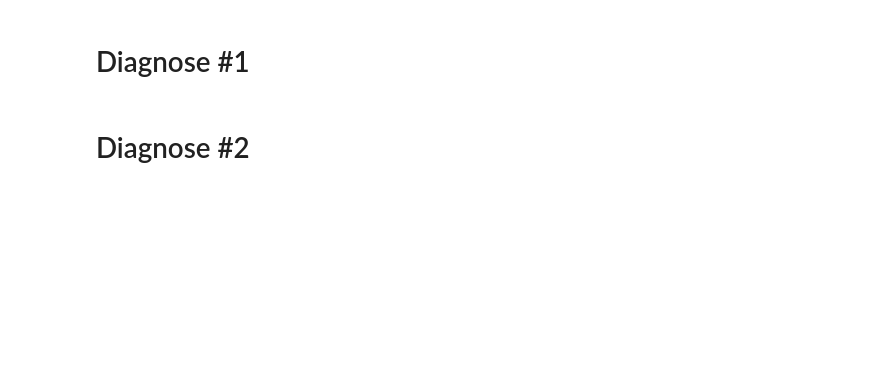
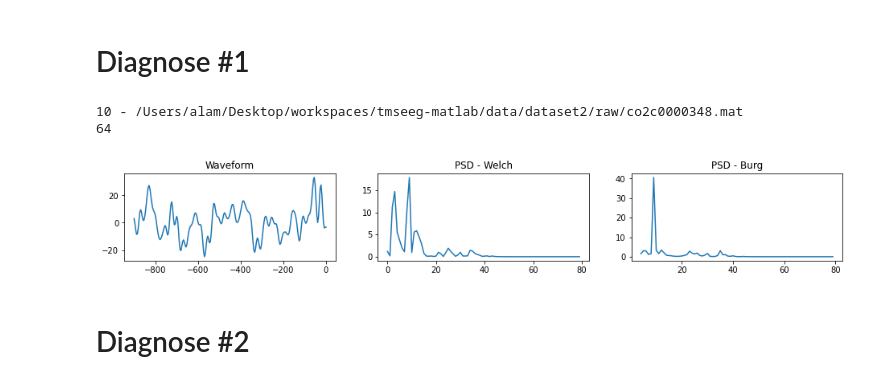
Before and after one commit to alamkanak/EEG-Correlation, a Jupyter notebook: 157-d2.ipynb, the cells around one changed output. Drawn from its saved outputs; the diff is of its cells as text; code cells hidden in the pictures; blank space fills up the shorter version.

```diff
--- a/157-d2.ipynb
+++ b/157-d2.ipynb
@@ -181,48 +154,54 @@ print('{}, {}, {}, {}'.format(len(raw_files), len(raw_hjorth_files), len(clean_f
 # %% [markdown]
 # Diagnose #1
 # %%
-# ind = 100
-# trial_num = 20
-# print("{} - {}".format(ind, raw_files[ind]))
+ind = 10
+trial_num = 20
+print("{} - {}".format(ind, raw_files[ind]))
 
-# trials = read_trials_from_raw(raw_files[ind], -900, 0, ['AF1', 'AF2', 'AF7', 'AF8', 'AFZ', 'C1', 'C2', 'C3', 'C4', 'C5', 'C6', 'CP1', 'CP2', 'CP3', 'CP4', 'CP5', 'CP6', 'CPZ', 'CZ', 'F1', 'F2', 'F3', 'F4', 'F5', 'F6', 'F7', 'F8', 'FC1', 'FC2', 'FC3', 'FC4', 'FC5', 'FC6', 'FCZ', 'FP1', 'FP2', 'FPZ', 'FT7', 'FT8', 'FZ', 'O1', 'O2', 'OZ', 'P1', 'P2', 'P3', 'P4', 'P5', 'P6', 'P7', 'P8', 'PO1', 'PO2', 'PO7', 'PO8', 'POZ', 'PZ', 'T7', 'T8', 'TP7', 'TP8', 'X', 'Y', 'nd'])
-# # trials = read_trials_from_raw(clean_files[ind], -900, 0, ['AF1', 'AF2', 'AF7', 'AF8', 'AFZ', 'C1', 'C2', 'C3', 'C4', 'C5', 'C6', 'CP1', 'CP2', 'CP3', 'CP4', 'CP5', 'CP6', 'CPZ', 'CZ', 'F1', 'F2', 'F3', 'F4', 'F5', 'F6', 'F7', 'F8', 'FC1', 'FC2', 'FC3', 'FC4', 'FC5', 'FC6', 'FCZ', 'FP1', 'FP2', 'FPZ', 'FT7', 'FT8', 'FZ', 'O1', 'O2', 'OZ', 'P1', 'P2', 'P3', 'P4', 'P5', 'P6', 'P7', 'P8', 'PO1', 'PO2', 'PO7', 'PO8', 'POZ', 'PZ', 'T7', 'T8', 'TP7', 'TP8', 'X', 'Y', 'nd'])
-# df_trial = trials[trial_num]
+trials = read_trials_from_raw(raw_files[ind], -900, 0, [
+    'FP1', 'F3', 'F7', 'FT7', 'FC3', 'C3', 'T7', 'TP7', 'CP3', 'P3', 'P7', 'O1', 'OZ', 'PZ', 'CPZ', 'FP2', 'FZ', 'F4', 'F8', 'FT8', 'FC4', 'FCZ', 'CZ', 'C4', 'T8', 'TP8', 'CP4', 'P4', 'P8', 'O2'
+])
+# trials = read_trials_from_raw(clean_files[ind], -900, 0, ['AF1', 'AF2', 'AF7', 'AF8', 'AFZ', 'C1', 'C2', 'C3', 'C4', 'C5', 'C6', 'CP1', 'CP2', 'CP3', 'CP4', 'CP5', 'CP6', 'CPZ', 'CZ', 'F1', 'F2', 'F3', 'F4', 'F5', 'F6', 'F7', 'F8', 'FC1', 'FC2', 'FC3', 'FC4', 'FC5', 'FC6', 'FCZ', 'FP1', 'FP2', 'FPZ', 'FT7', 'FT8', 'FZ', 'O1', 'O2', 'OZ', 'P1', 'P2', 'P3', 'P4', 'P5', 'P6', 'P7', 'P8', 'PO1', 'PO2', 'PO7', 'PO8', 'POZ', 'PZ', 'T7', 'T8', 'TP7', 'TP8', 'X', 'Y', 'nd'])
+df_trial = trials[trial_num]
 
-# channel = df_trial['C3']
-# time = df_trial['time']
+channel = df_trial['C3']
+time = df_trial['time']
 
-# fs = 256
-# band = [8, 12]
-# blackmann_harris_ntaps = 51
-# line_noise_band = [48, 52]
-# time_start = -150
+fs = 256
+band = [8, 12]
+blackmann_harris_ntaps = 51
+line_noise_band = [48, 52]
+time_start = -150
 
 
-# i = 0
-# f, axs = plt.subplots(1,3,figsize=(16,2))
-# axs[i].plot(time, channel)
-# axs[i].set_title('Waveform')
-# i = i + 1
+i = 0
+f, axs = plt.subplots(1,3,figsize=(16,2))
+axs[i].plot(time, channel)
+axs[i].set_title('Waveform')
+i = i + 1
 
-# freq, power = signal.welch(channel, fs, nperseg=4*fs, nfft=fs)
-# df_power = pd.DataFrame({'freq': freq, 'power': power})
-# df_power = df_power[df_power['freq'] < 80]
-# axs[i].plot(df_power['freq'], df_power['power'])
-# axs[i].set_title('PSD - Welch')
-# i = i + 1
+freq, power = signal.welch(channel, fs, nperseg=4*fs, nfft=fs)
+df_power = pd.DataFrame({'freq': freq, 'power': power})
+df_power = df_power[df_power['freq'] < 80]
+axs[i].plot(df_power['freq'], df_power['power'])
+axs[i].set_title('PSD - Welch')
+i = i + 1
 
-# order = min(len(channel)-2, int(fs/4))
-# p = pburg(channel, 64, sampling=fs, NFFT=fs)
-# power = p.psd
-# freq = np.linspace(0, fs/2, len(power))
-# df_power = pd.DataFrame({'freq': freq, 'power': power})
-# df_power = df_power[df_power['freq'] < 80]
-# df_power = df_power[df_power['freq'] >3]
-# axs[i].plot(df_power['freq'], df_power['power'])
-# axs[i].set_title('PSD - Burg')
-# i = i + 1
-# print(order)
+order = min(len(channel)-2, int(fs/4))
+p = pburg(channel, 64, sampling=fs, NFFT=fs)
+power = p.psd
+freq = np.linspace(0, fs/2, len(power))
+df_power = pd.DataFrame({'freq': freq, 'power': power})
+df_power = df_power[df_power['freq'] < 80]
+df_power = df_power[df_power['freq'] >3]
+axs[i].plot(df_power['freq'], df_power['power'])
+axs[i].set_title('PSD - Burg')
+i = i + 1
+print(order)
+# %% [output]
+10 - /Users/alam/Desktop/workspaces/tmseeg-matlab/data/dataset2/raw/co2c0000348.mat
+64
+[figure, added]
 # %% [markdown]
 # Diagnose #2
 # %%
```
Also changed, not shown: parts of 8 cells of this notebook.
